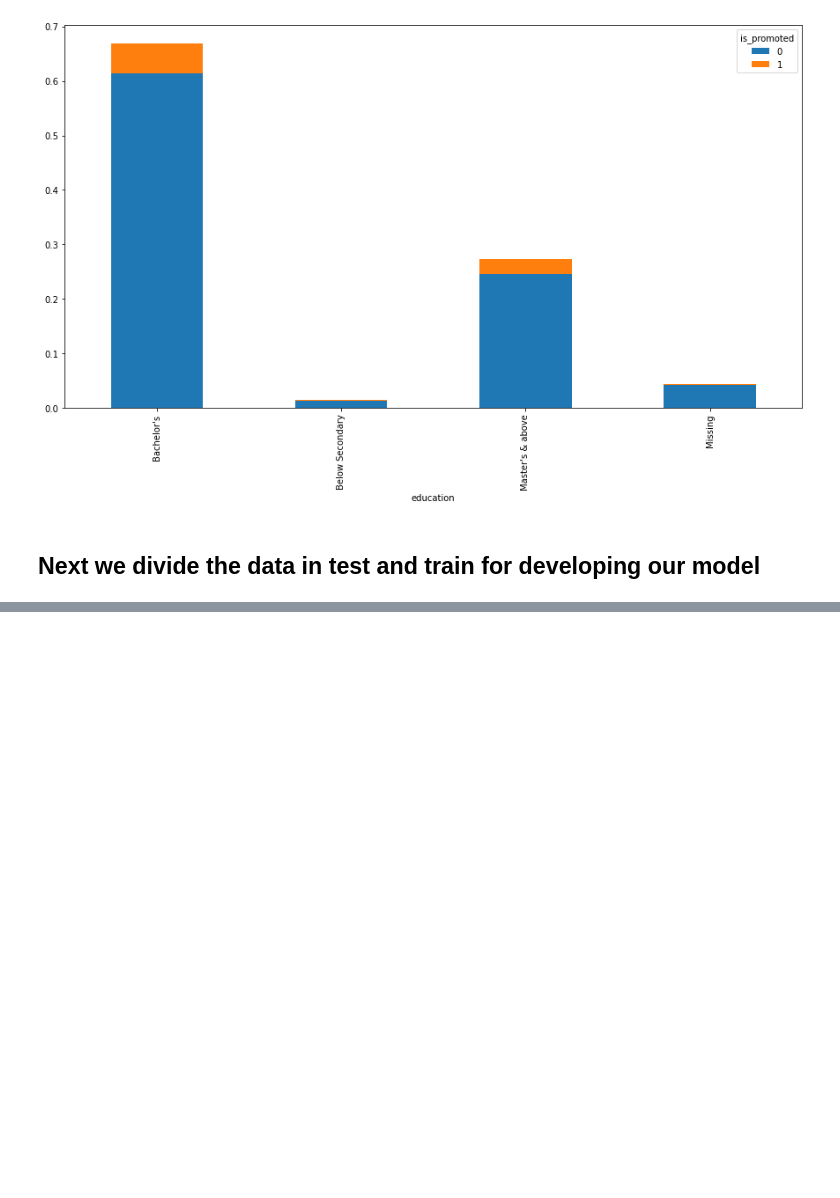
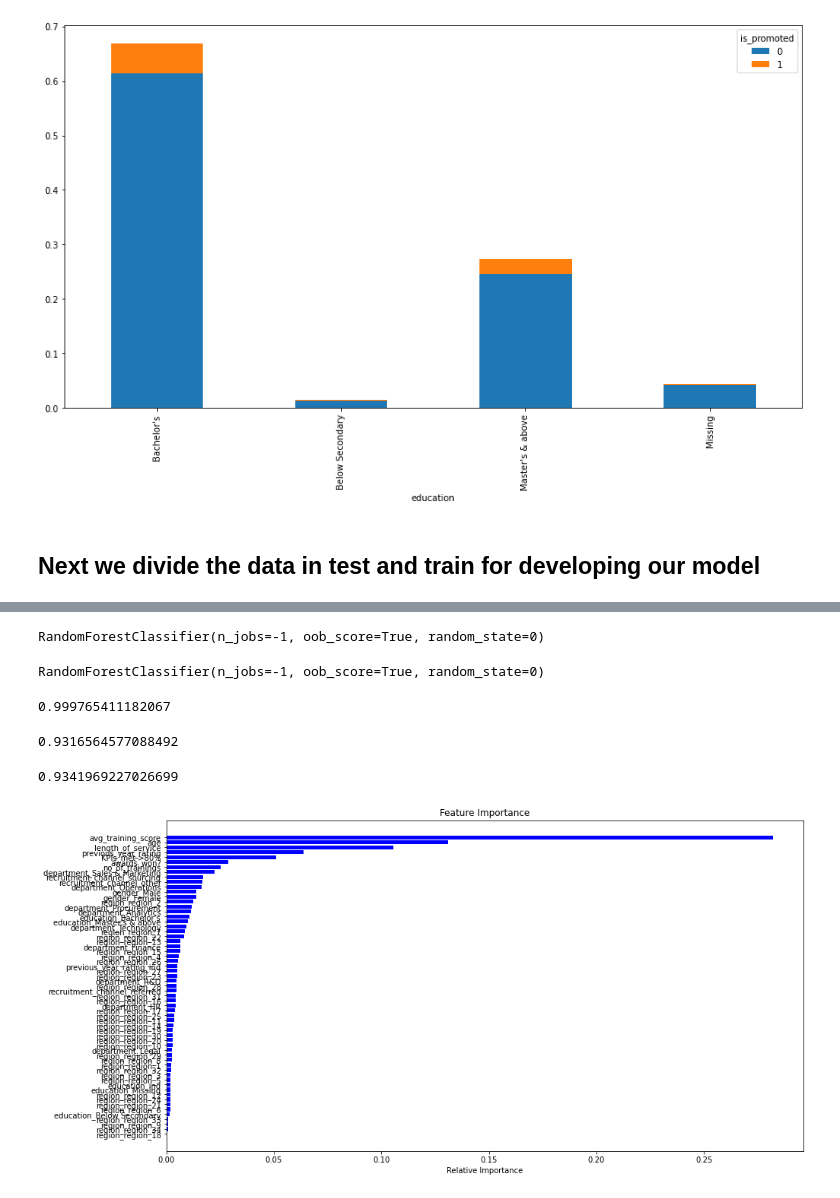
Before and after one commit to vikas280394/python_jupyter, a Jupyter notebook: If_promoted_problem_practice_jupyter.ipynb, the cells around one changed output, grey strips where cells are left out. Cells and saved outputs as stored; diff of their text form; code cells hidden in the pictures; blank space fills up the shorter version.

```diff
--- a/If_promoted_problem_practice_jupyter.ipynb
+++ b/If_promoted_problem_practice_jupyter.ipynb
@@ -351,7 +351,7 @@ pd.crosstab(data.education, data.is_promoted, normalize = True).plot.bar(stacked
 # %% [markdown]
 ##              Next we divide the data in test and train for developing our model
 # %%
-data_indep =  data.drop("is_promoted",1) #removing the target variable from the data
+data_indep =  data.drop(["is_promoted","employee_id"],1) #removing the target variable from the data
 data_Y = data["is_promoted"] #  extracting target
 
 data_indep_1 = pd.get_dummies(data_indep)
@@ -382,0 +387,36 @@ memory usage: 4.7 MB
+# %%
+rf = RandomForestClassifier( n_estimators= 100, n_jobs=-1 , oob_score= True, bootstrap= True, random_state=0)
+# %%
+Y_train = Y_train.astype('category')
+rf.fit(X_train, Y_train)
+# %% [output]
+RandomForestClassifier(n_jobs=-1, oob_score=True, random_state=0)
+# %%
+print(rf)
+# %% [output]
+RandomForestClassifier(n_jobs=-1, oob_score=True, random_state=0)
+# %%
+rf.score(X_train, Y_train)
+# %% [output]
+0.999765411182067
+# %%
+rf.oob_score_
+# %% [output]
+0.9316564577088492
+# %%
+rf.score(X_test, Y_test.astype('category'))
+# %% [output]
+0.9341969227026699
+# %%
+importance =  rf.feature_importances_ # extracting the importance of variables
+indices = np.argsort(importance)
+feature_name =  X_train.columns # extracting the feature names
+# %%
+## Now that we have extracted the feature importance in the next step we will plot the feature importance
+plt.title('Feature Importance')
+plt.barh(range(len(indices)), importance[indices], color = 'b', align = 'center')
+plt.yticks(range(len(indices)), [feature_name[i] for i in indices])
+plt.xlabel('Relative Importance')
+plt.show()
+# %% [output]
+[figure, added]
```
Also changed, not shown: parts of 14 cells of this notebook.
